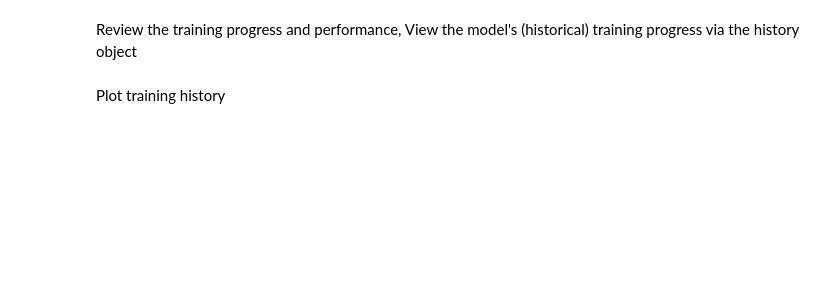
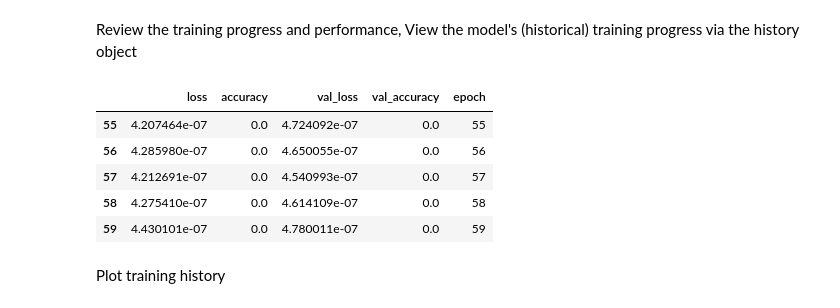
Before and after one commit to lorenzamottinelli/STA_GroupML13, a Jupyter notebook: Sine_prediction_phase1.ipynb, the cells around one changed output. Cells and saved outputs as stored; diff of their text form; code cells hidden in the pictures; blank space fills up the shorter version.

```diff
--- a/Sine_prediction_phase1.ipynb
+++ b/Sine_prediction_phase1.ipynb
@@ -129,9 +242,17 @@ Epoch 1000/1000
 # %% [markdown]
 Review the training progress and performance, View the model's (historical) training progress via the history object
 # %%
+n_epochs = len(history.history['loss'])
 hist = pd.DataFrame(history.history)
 hist['epoch'] = history.epoch
 hist.tail()
+# %% [output]
+|  | loss | accuracy | val_loss | val_accuracy | epoch |
+| 55 | 4.207464e-07 | 0.0 | 4.724092e-07 | 0.0 | 55 |
+| 56 | 4.285980e-07 | 0.0 | 4.650055e-07 | 0.0 | 56 |
+| 57 | 4.212691e-07 | 0.0 | 4.540993e-07 | 0.0 | 57 |
+| 58 | 4.275410e-07 | 0.0 | 4.614109e-07 | 0.0 | 58 |
+| 59 | 4.430101e-07 | 0.0 | 4.780011e-07 | 0.0 | 59 |
 # %% [markdown]
 Plot training history
 # %%
```
Also changed, not shown: parts of 36 cells of this notebook.
